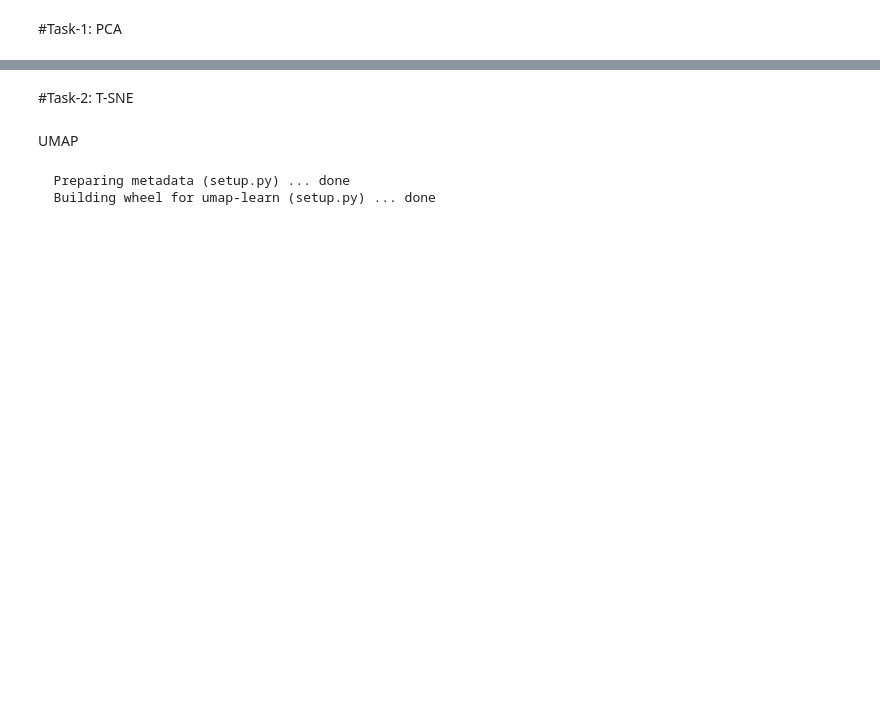
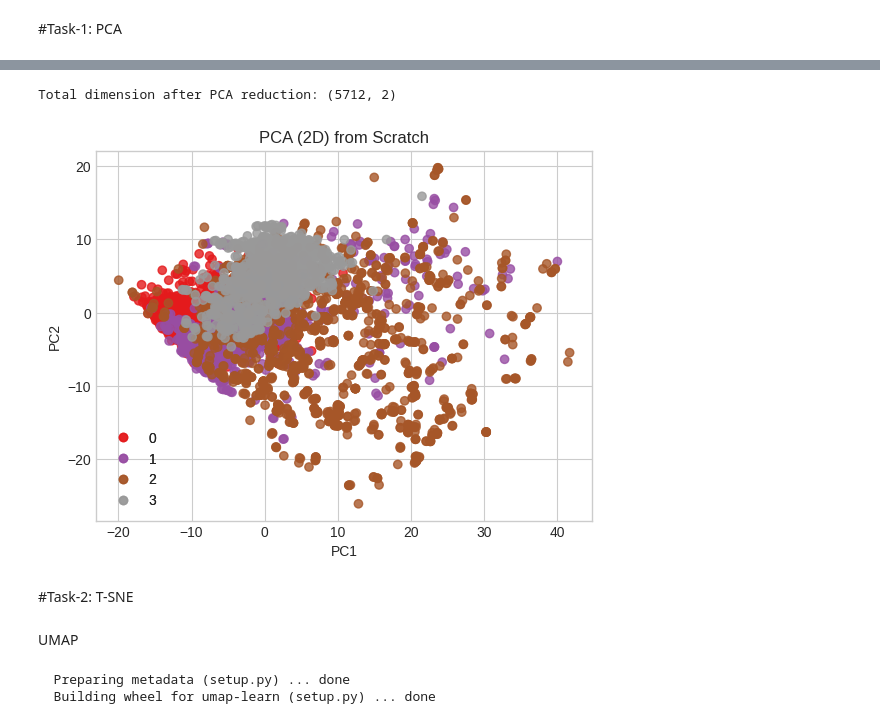
Before and after one commit to mobarakol/AI_Medical_Imaging, a Jupyter notebook: PCA_tSNE_UMAP_Brain_Tumor_Practical.ipynb, the cells around one changed output, grey strips where cells are left out. Drawn from its saved outputs; the diff is of its cells as text; code cells hidden in the pictures; blank space fills up the shorter version.

```diff
--- a/PCA_tSNE_UMAP_Brain_Tumor_Practical.ipynb
+++ b/PCA_tSNE_UMAP_Brain_Tumor_Practical.ipynb
@@ -176,3 +242,67 @@ print('total dimension after PCA reduction:', converted_data.shape)
+# %%
+import numpy as np
+import matplotlib.pyplot as plt
+
+# -------------------------------------------------------
+# 2) Manual PCA function
+# -------------------------------------------------------
+def pca_from_scratch(X, n_components=2):
+    """
+    Perform PCA on data X (shape: num_samples x num_features),
+    returning the projected data with shape: (num_samples, n_components).
+    """
+    # 1) Center the data (subtract mean of each feature).
+    mean_vec = np.mean(X, axis=0)              # shape (num_features,)
+    X_centered = X - mean_vec                  # shape (num_samples, num_features)
+
+    # 2) Compute covariance matrix of shape (num_features, num_features).
+    #    For numerical stability on large data, you might prefer to do SVD on X_centered directly.
+    #    But here we'll show the straightforward approach:
+    num_samples = X_centered.shape[0]
+    Cov = (X_centered.T @ X_centered) / (num_samples - 1)  # shape (num_features, num_features)
+
+    # 3) Eigen-decomposition
+    eigvals, eigvecs = #Add your code  # np.linalg.eig
+
+    # 4) Sort eigenvalues (and corresponding eigenvectors) descending by magnitude
+    sort_indices = np.argsort(eigvals)[::-1]
+    eigvals_sorted = eigvals[sort_indices]
+    eigvecs_sorted = eigvecs[:, sort_indices]
+
+    # 5) Select the top n_components
+    top_vectors = #Add your code  # shape (num_features, n_components)
+
+    # 6) Project data onto top eigenvectors
+    #    (num_samples, num_features) x (num_features, n_components) => (num_samples, n_components)
+    X_pca = X_centered @ top_vectors
+
+    return X_pca
+
+# -------------------------------------------------------
+# 3) Run PCA on the flattened images
+# -------------------------------------------------------
+num_samples = len(img_all)
+converted_data = pca_from_scratch(img_all, n_components=2)
+
+print("Total dimension after PCA reduction:", converted_data.shape)  # should be (num_samples, 2)
+
+# -------------------------------------------------------
+# 4) Plot the results
+# -------------------------------------------------------
+# 'converted_data[:,0]' is PC1, 'converted_data[:,1]' is PC2.
+fig, ax = plt.subplots()
+scatter = ax.scatter(converted_data[:, 0], converted_data[:, 1],
+                     c=label_all, cmap='Set1', alpha=0.8)
+legend = ax.legend(*scatter.legend_elements(), loc="lower left")
+ax.add_artist(legend)
+ax.set_xlabel("PC1")
+ax.set_ylabel("PC2")
+ax.set_title("PCA (2D) from Scratch")
+plt.show()
+plt.close()
+# %% [output]
+Total dimension after PCA reduction: (5712, 2)
+[figure, added]
 # %% [markdown]
 #Task-2: T-SNE
 # %%
```
Also changed, not shown: parts of 5 cells of this notebook.
